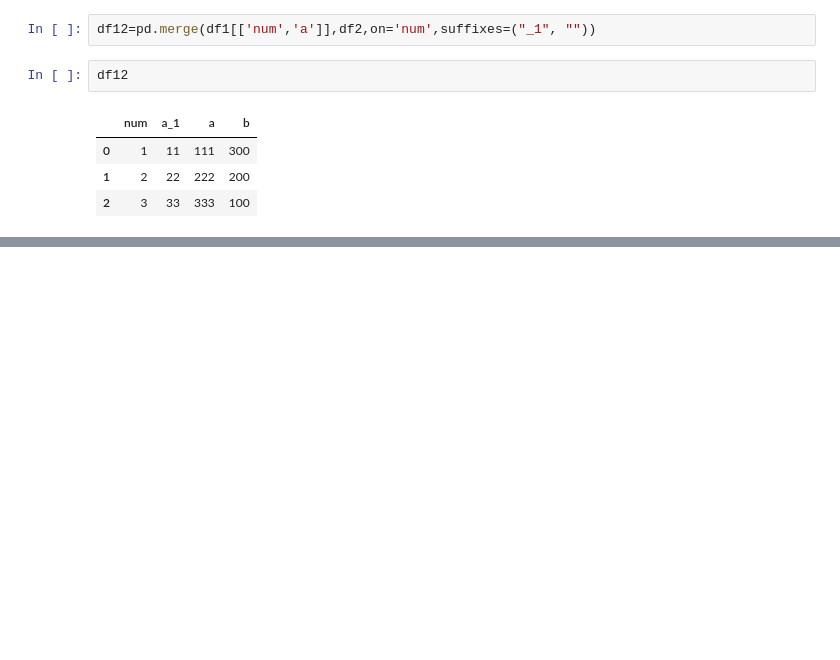
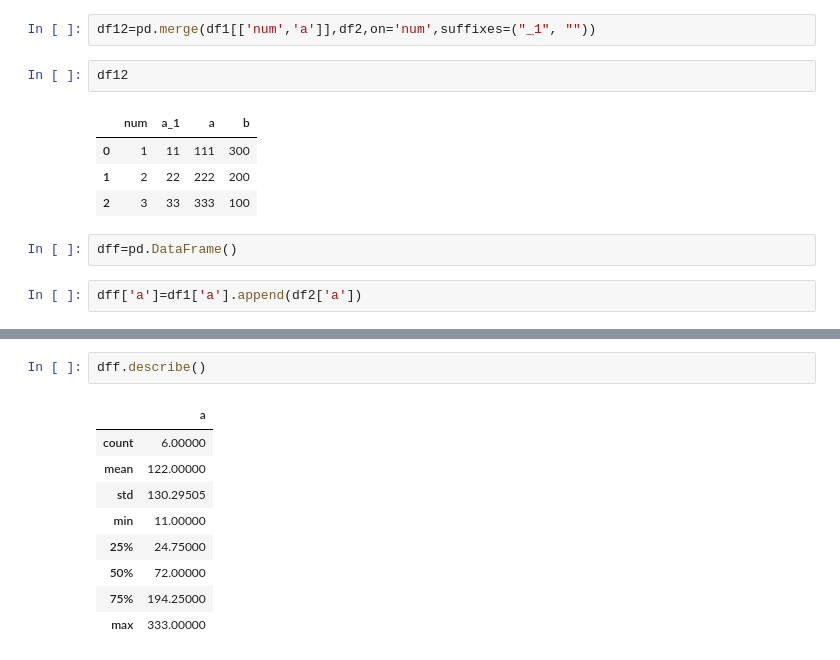
Before and after one commit to terna/readSIsaR_BatchResults, a Jupyter notebook: merge.ipynb, the cells around one changed output, grey strips where cells are left out. Drawn from its saved outputs; the diff is of its cells as text; blank space fills up the shorter version.

```diff
--- a/merge.ipynb
+++ b/merge.ipynb
@@ -21,3 +21,7 @@ df12
 | 0 | 1 | 11 | 111 | 300 |
 | 1 | 2 | 22 | 222 | 200 |
 | 2 | 3 | 33 | 333 | 100 |
+# %%
+dff=pd.DataFrame()
+# %%
+dff['a']=df1['a'].append(df2['a'])
@@ -23,0 +38,12 @@ df12
+# %%
+dff.describe()
+# %% [output]
+|  | a |
+| count | 6.00000 |
+| mean | 122.00000 |
+| std | 130.29505 |
+| min | 11.00000 |
+| 25% | 24.75000 |
+| 50% | 72.00000 |
+| 75% | 194.25000 |
+| max | 333.00000 |
```
Also changed, not shown: parts of 1 cell of this notebook, 1 other file.
